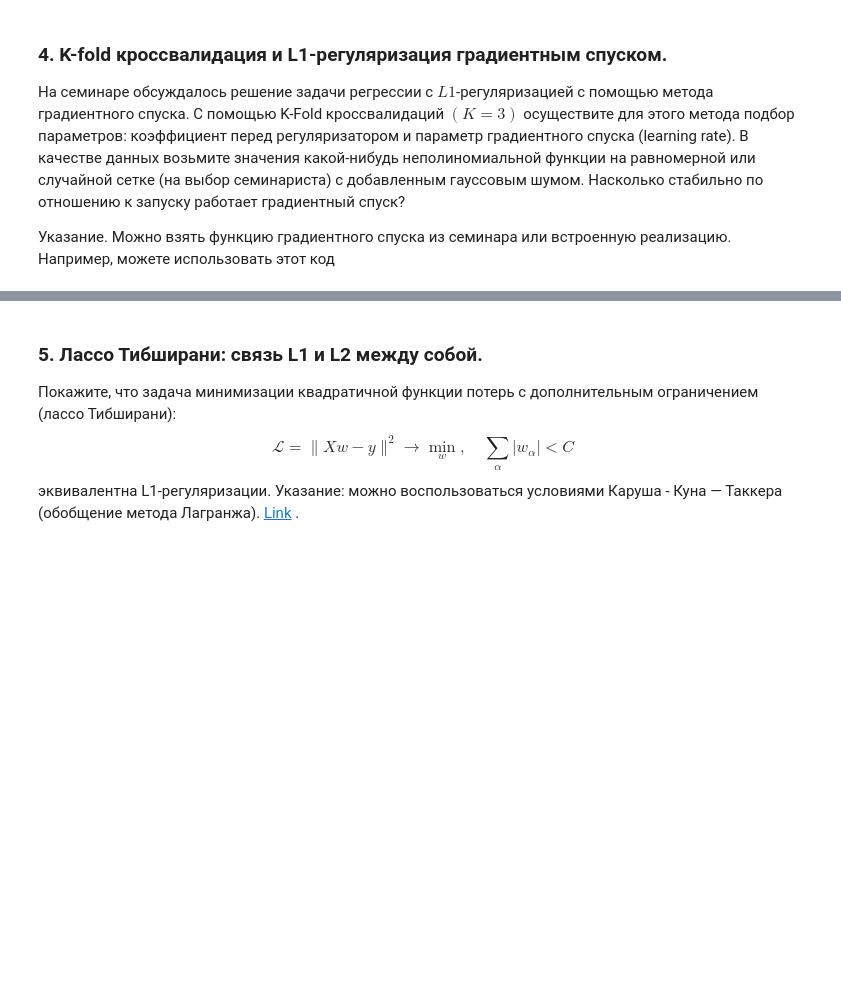
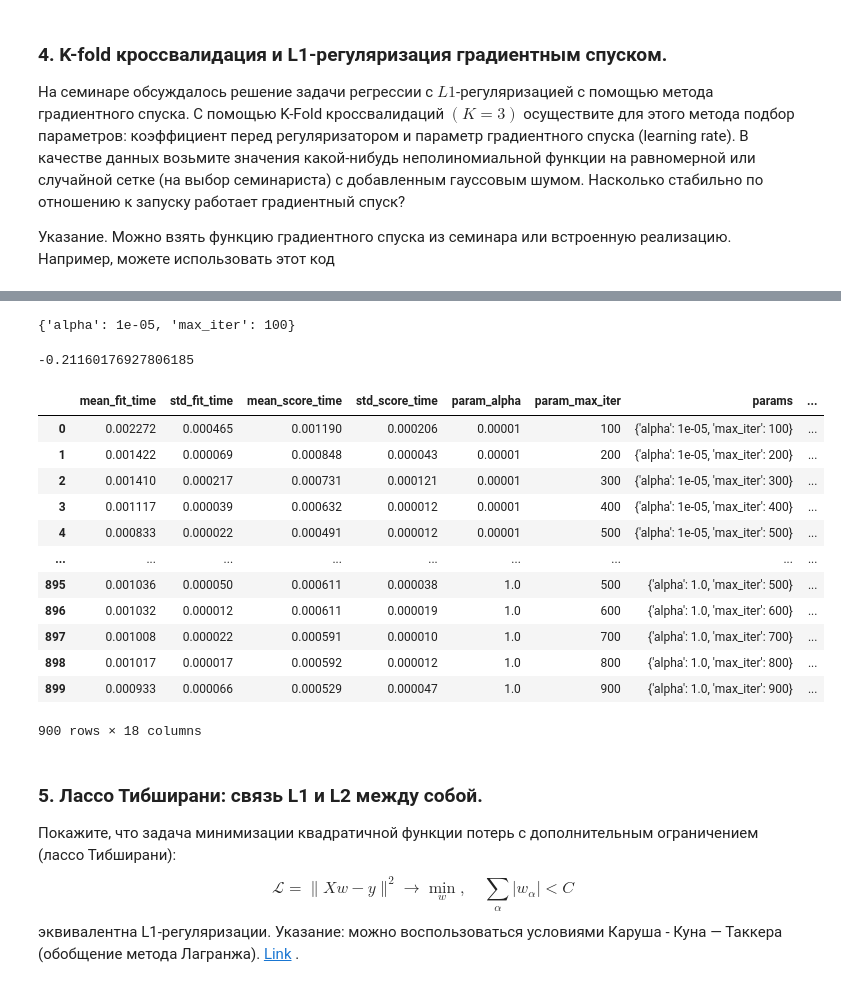
Before and after one commit to pinbraerts/vychmaty, a Jupyter notebook: week6.ipynb, the cells around one changed output, grey strips where cells are left out. Drawn from its saved outputs; the diff is of its cells as text; code cells hidden in the pictures; blank space fills up the shorter version.

```diff
--- a/week6.ipynb
+++ b/week6.ipynb
@@ -57,0 +124,19 @@ def make_L1_regression_grad_descent_iteration(X, y, w, mu, alpha):
+# %%
+from sklearn.linear_model import Lasso
+from sklearn.model_selection import GridSearchCV
+
+grid = {
+    'alpha': np.linspace(1e-5, 1, 100),
+    'max_iter': np.arange(100, 1000, 100),
+}
+
+gs = GridSearchCV(
+    estimator=Lasso(),
+    param_grid=grid,
+    cv=3,
+    verbose=1,
+    scoring='neg_mean_squared_error',
+    return_train_score=True
+)
+# %%
+gs.fit(x, y)
@@ -58,3 +158,29 @@ def make_L1_regression_grad_descent_iteration(X, y, w, mu, alpha):
+# %%
+gs.best_params_
+# %% [output]
+{'alpha': 1e-05, 'max_iter': 100}
+# %%
+gs.best_score_
+# %% [output]
+-0.21160176927806185
+# %%
+import pandas as pd
+df = pd.DataFrame(gs.cv_results_)
+df
+# %% [output]
+|  | mean_fit_time | std_fit_time | mean_score_time | std_score_time | param_alpha | param_max_iter | params | ... |
+| 0 | 0.002272 | 0.000465 | 0.001190 | 0.000206 | 0.00001 | 100 | {'alpha': 1e-05, 'max_iter': 100} | ... |
+| 1 | 0.001422 | 0.000069 | 0.000848 | 0.000043 | 0.00001 | 200 | {'alpha': 1e-05, 'max_iter': 200} | ... |
+| 2 | 0.001410 | 0.000217 | 0.000731 | 0.000121 | 0.00001 | 300 | {'alpha': 1e-05, 'max_iter': 300} | ... |
+| 3 | 0.001117 | 0.000039 | 0.000632 | 0.000012 | 0.00001 | 400 | {'alpha': 1e-05, 'max_iter': 400} | ... |
+| 4 | 0.000833 | 0.000022 | 0.000491 | 0.000012 | 0.00001 | 500 | {'alpha': 1e-05, 'max_iter': 500} | ... |
+| ... | ... | ... | ... | ... | ... | ... | ... | ... |
+| 895 | 0.001036 | 0.000050 | 0.000611 | 0.000038 | 1.0 | 500 | {'alpha': 1.0, 'max_iter': 500} | ... |
+| 896 | 0.001032 | 0.000012 | 0.000611 | 0.000019 | 1.0 | 600 | {'alpha': 1.0, 'max_iter': 600} | ... |
+| 897 | 0.001008 | 0.000022 | 0.000591 | 0.000010 | 1.0 | 700 | {'alpha': 1.0, 'max_iter': 700} | ... |
+| 898 | 0.001017 | 0.000017 | 0.000592 | 0.000012 | 1.0 | 800 | {'alpha': 1.0, 'max_iter': 800} | ... |
+| 899 | 0.000933 | 0.000066 | 0.000529 | 0.000047 | 1.0 | 900 | {'alpha': 1.0, 'max_iter': 900} | ... |
+900 rows × 18 columns
 # %% [markdown]
 ### 5. Лассо Тибширани: связь L1 и L2 между собой.
 
```
Also changed, not shown: parts of 12 cells of this notebook.
